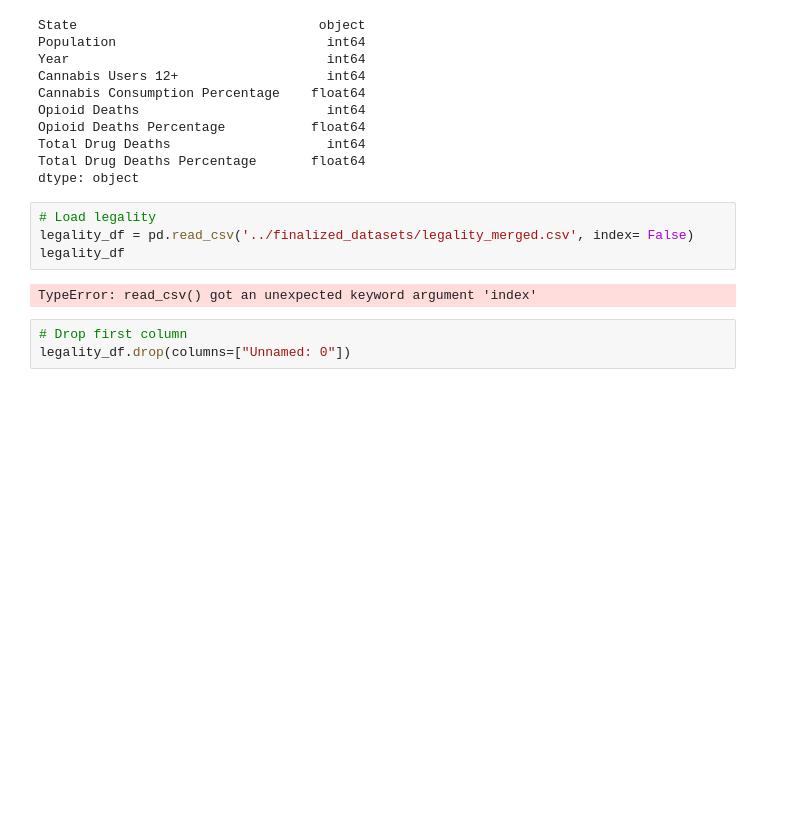
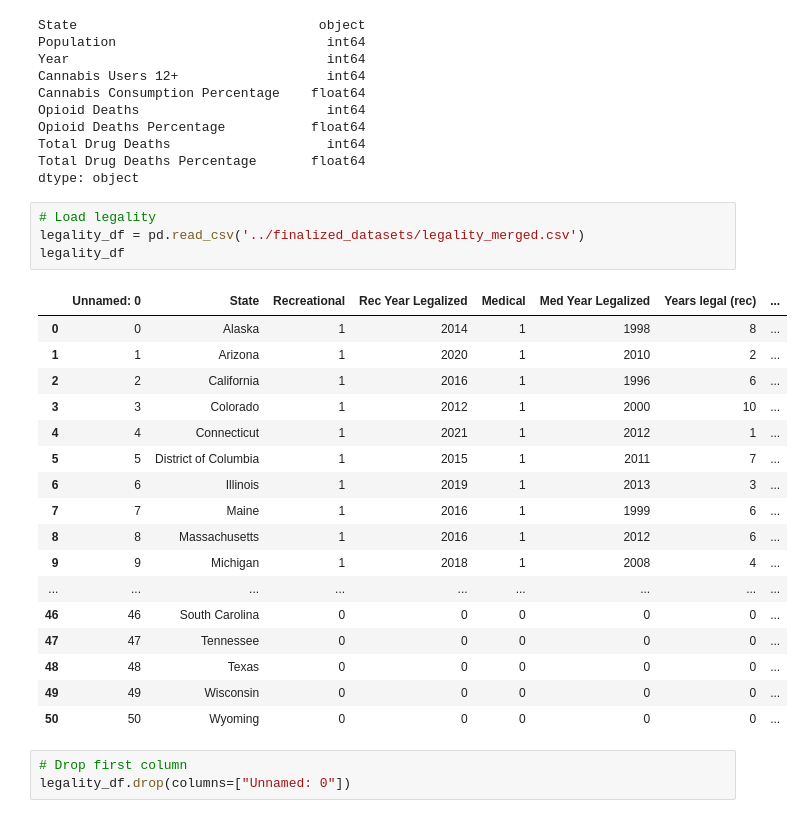
Before and after one commit to JohnWLandeen/Group_Project, a Jupyter notebook: Dataset_Cleaning_Dir/ipynb_files/percap_w_legality.ipynb, the cells around one changed output. Cells and saved outputs as stored; diff of their text form; blank space fills up the shorter version.

```diff
--- a/Dataset_Cleaning_Dir/ipynb_files/percap_w_legality.ipynb
+++ b/Dataset_Cleaning_Dir/ipynb_files/percap_w_legality.ipynb
@@ -168,10 +180,26 @@ Total Drug Deaths Percentage       float64
 dtype: object
 # %%
 # Load legality
-legality_df = pd.read_csv('../finalized_datasets/legality_merged.csv', index= False)
+legality_df = pd.read_csv('../finalized_datasets/legality_merged.csv')
 legality_df
 # %% [output]
-TypeError: read_csv() got an unexpected keyword argument 'index'
+|  | Unnamed: 0 | State | Recreational | Rec Year Legalized | Medical | Med Year Legalized | Years legal (rec) | ... |
+| 0 | 0 | Alaska | 1 | 2014 | 1 | 1998 | 8 | ... |
+| 1 | 1 | Arizona | 1 | 2020 | 1 | 2010 | 2 | ... |
+| 2 | 2 | California | 1 | 2016 | 1 | 1996 | 6 | ... |
+| 3 | 3 | Colorado | 1 | 2012 | 1 | 2000 | 10 | ... |
+| 4 | 4 | Connecticut | 1 | 2021 | 1 | 2012 | 1 | ... |
+| 5 | 5 | District of Columbia | 1 | 2015 | 1 | 2011 | 7 | ... |
+| 6 | 6 | Illinois | 1 | 2019 | 1 | 2013 | 3 | ... |
+| 7 | 7 | Maine | 1 | 2016 | 1 | 1999 | 6 | ... |
+| 8 | 8 | Massachusetts | 1 | 2016 | 1 | 2012 | 6 | ... |
+| 9 | 9 | Michigan | 1 | 2018 | 1 | 2008 | 4 | ... |
+| ... | ... | ... | ... | ... | ... | ... | ... | ... |
+| 46 | 46 | South Carolina | 0 | 0 | 0 | 0 | 0 | ... |
+| 47 | 47 | Tennessee | 0 | 0 | 0 | 0 | 0 | ... |
+| 48 | 48 | Texas | 0 | 0 | 0 | 0 | 0 | ... |
+| 49 | 49 | Wisconsin | 0 | 0 | 0 | 0 | 0 | ... |
+| 50 | 50 | Wyoming | 0 | 0 | 0 | 0 | 0 | ... |
 # %%
 # Drop first column
 legality_df.drop(columns=["Unnamed: 0"])
```
Also changed, not shown: parts of 2 cells of this notebook, 2 other files.
